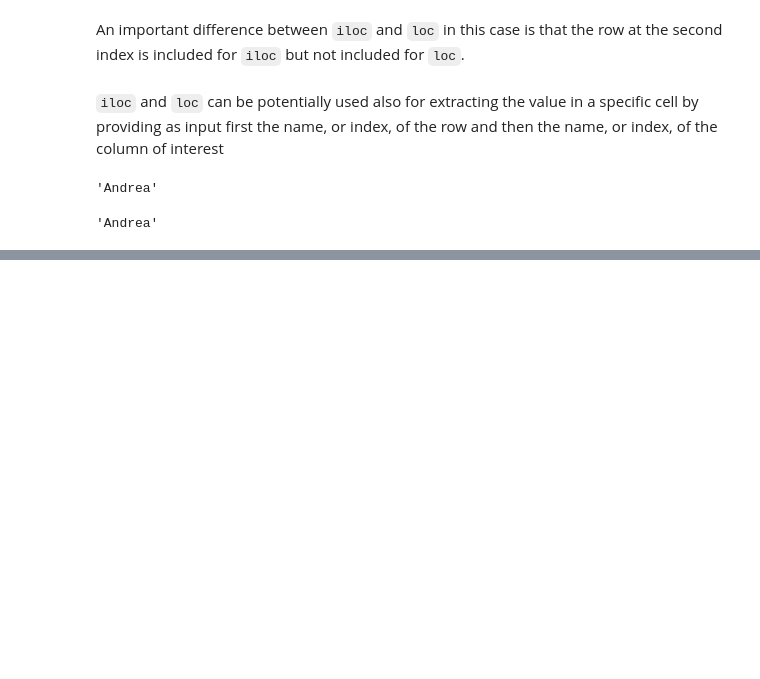
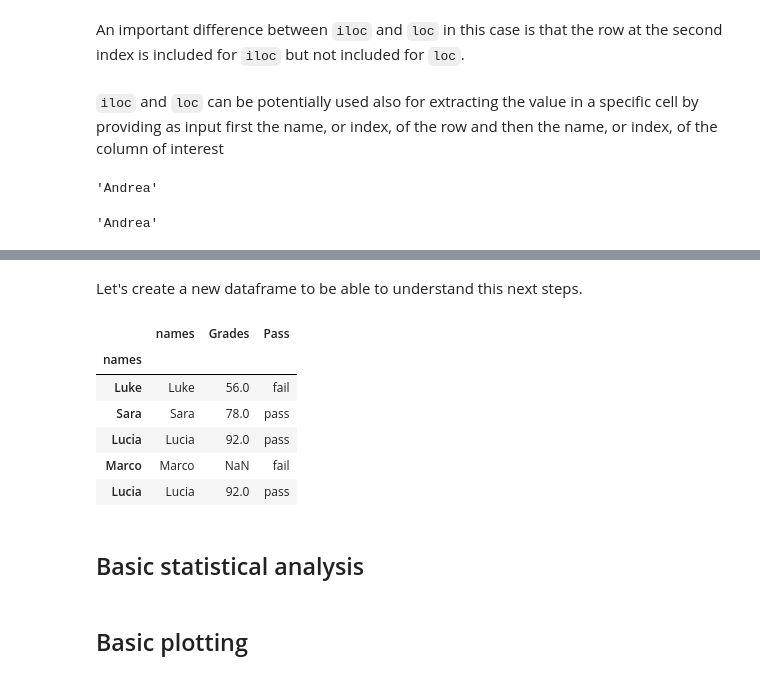
Before and after one commit to petehellyer/Neuroscience-Python-Course-Development, a Jupyter notebook: Day8.ipynb, the cells around one changed output, grey strips where cells are left out. Drawn from its saved outputs; the diff is of its cells as text; code cells hidden in the pictures; blank space fills up the shorter version.

```diff
--- a/Day8.ipynb
+++ b/Day8.ipynb
@@ -270,0 +365,19 @@ To use this method to extract an entire row or an entire column is enough to wri
+# %% [markdown]
+Let's create a new dataframe to be able to understand this next steps.
+# %%
+dict_df = {"names": ["Luke", "Sara", "Lucia", "Marco", "Lucia"], "Grades" : [56, 78, 92, np.nan, 92], "Pass": ["fail", "pass", "pass", "fail", "pass"]}
+df = pd.DataFrame(dict_df)
+df.index = df["names"]
+df
+# %% [output]
+|  | names | Grades | Pass |
+| names |  |  |  |
+| Luke | Luke | 56.0 | fail |
+| Sara | Sara | 78.0 | pass |
+| Lucia | Lucia | 92.0 | pass |
+| Marco | Marco | NaN | fail |
+| Lucia | Lucia | 92.0 | pass |
+# %% [markdown]
+## Basic statistical analysis
+# %% [markdown]
+## Basic plotting
```
Also changed, not shown: parts of 26 cells of this notebook, 2 other files.
